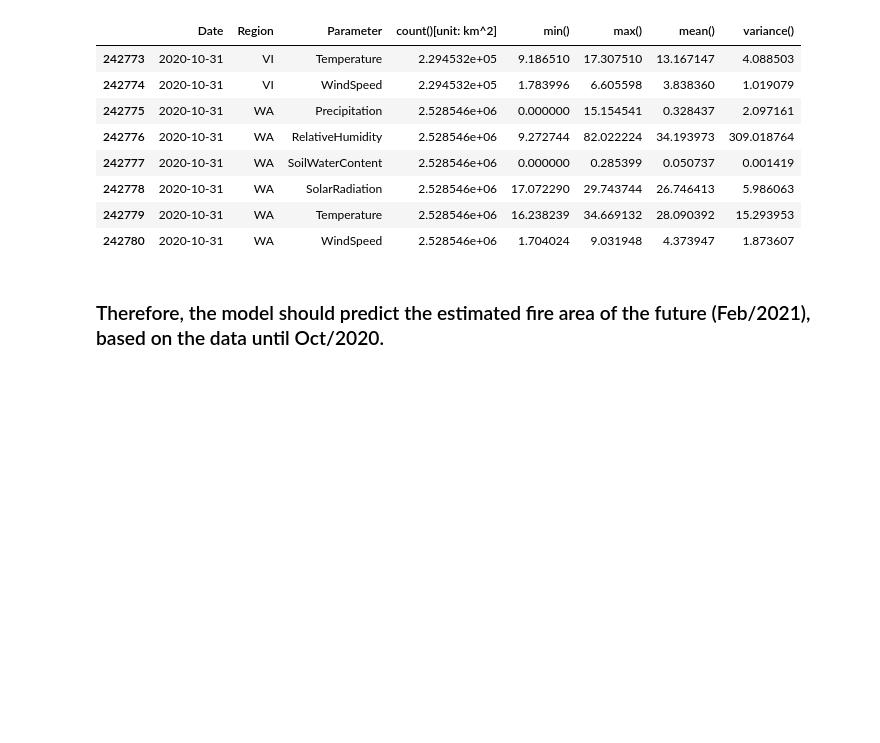
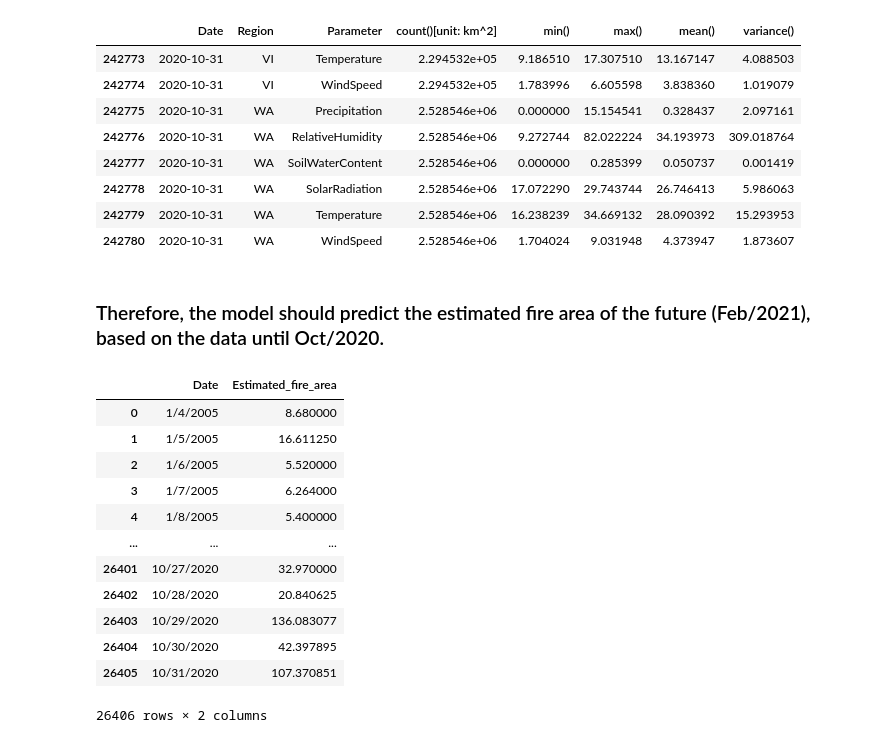
Before and after one commit to ccomkhj/Spot-Challenge-Wildfires, a Jupyter notebook: main/data_process.ipynb, the cells around one changed output. Saved outputs shown, nothing was run; the diff lists cells and outputs as text; code cells hidden in the pictures; blank space fills up the shorter version.

```diff
--- a/main/data_process.ipynb
+++ b/main/data_process.ipynb
@@ -485,3 +485,20 @@ H_Weather.tail(8)
 | 242780 | 2020-10-31 | WA | WindSpeed | 2.528546e+06 | 1.704024 | 9.031948 | 4.373947 | 1.873607 |
 # %% [markdown]
 ### Therefore, the model should predict the estimated fire area of the future (Feb/2021), based on the data until Oct/2020.
+# %%
+target = H_Wildfires[['Date','Estimated_fire_area']]
+target
+# %% [output]
+|  | Date | Estimated_fire_area |
+| 0 | 1/4/2005 | 8.680000 |
+| 1 | 1/5/2005 | 16.611250 |
+| 2 | 1/6/2005 | 5.520000 |
+| 3 | 1/7/2005 | 6.264000 |
+| 4 | 1/8/2005 | 5.400000 |
+| ... | ... | ... |
+| 26401 | 10/27/2020 | 32.970000 |
+| 26402 | 10/28/2020 | 20.840625 |
+| 26403 | 10/29/2020 | 136.083077 |
+| 26404 | 10/30/2020 | 42.397895 |
+| 26405 | 10/31/2020 | 107.370851 |
+26406 rows × 2 columns
```
Also changed, not shown: parts of 3 cells of this notebook.
